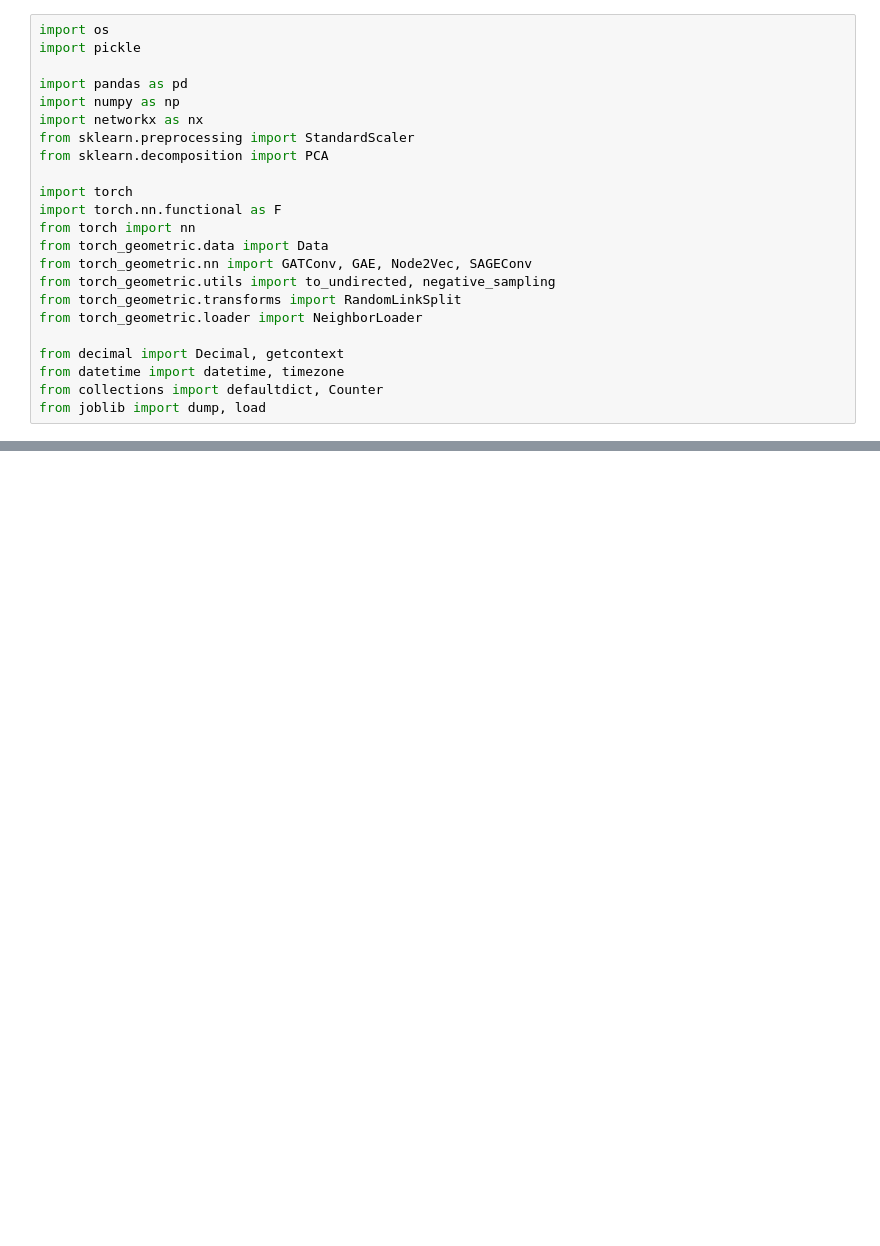
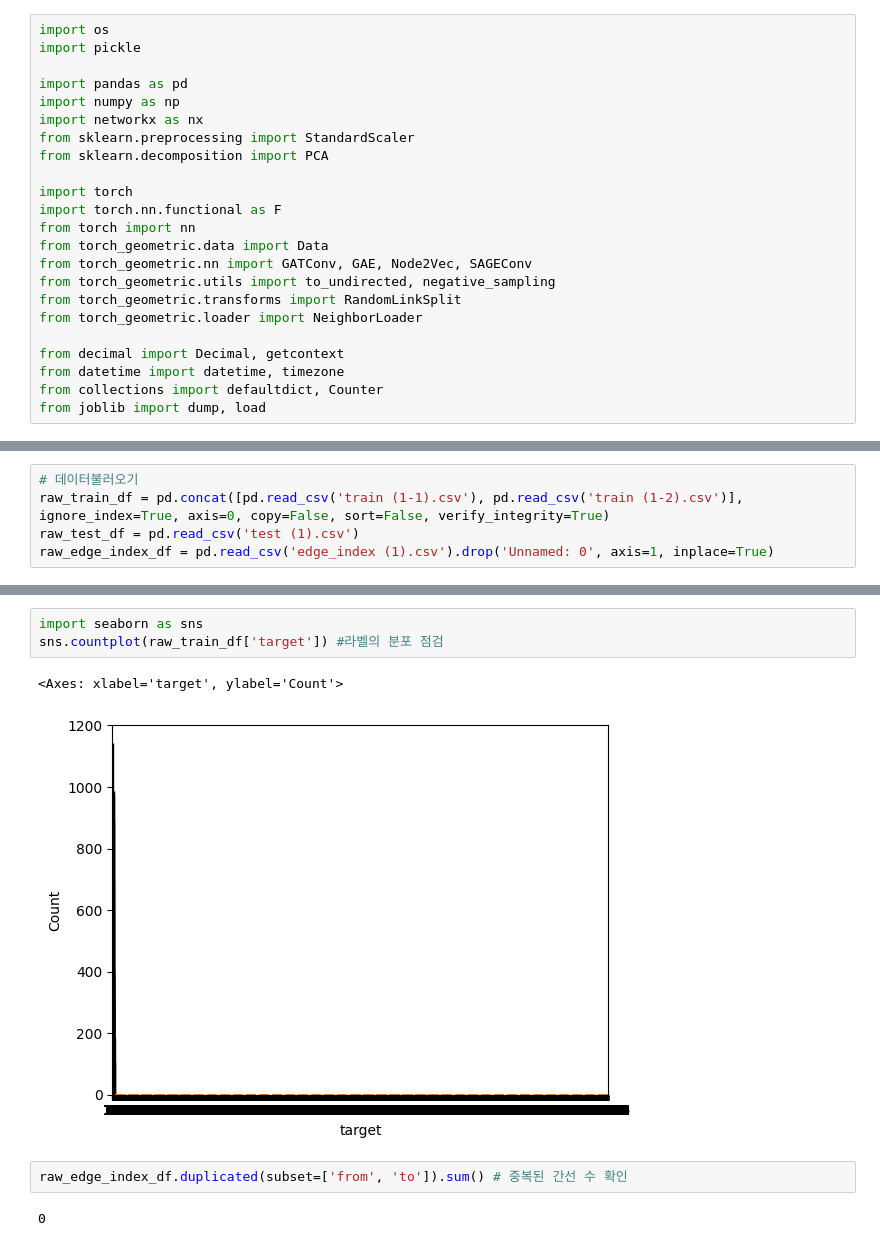
Before and after one commit to kim-bo-saeng/personal_project, a Jupyter notebook: GNN/GNN_test/GNN_nodeclassification.ipynb, the cells around one changed output, grey strips where cells are left out. Cells and saved outputs as stored; diff of their text form; blank space fills up the shorter version.

```diff
--- a/GNN/GNN_test/GNN_nodeclassification.ipynb
+++ b/GNN/GNN_test/GNN_nodeclassification.ipynb
@@ -85,0 +39,5 @@ array([    0,     1,     2, ..., 19790, 19791, 19792], dtype=int64)
+# %%
+# 데이터불러오기
+raw_train_df = pd.concat([pd.read_csv('train (1-1).csv'), pd.read_csv('train (1-2).csv')], ignore_index=True, axis=0, copy=False, sort=False, verify_integrity=True)
+raw_test_df = pd.read_csv('test (1).csv')
+raw_edge_index_df = pd.read_csv('edge_index (1).csv').drop('Unnamed: 0', axis=1, inplace=True)
@@ -85,0 +75,10 @@ array([    0,     1,     2, ..., 19790, 19791, 19792], dtype=int64)
+# %%
+import seaborn as sns
+sns.countplot(raw_train_df['target']) #라벨의 분포 점검
+# %% [output]
+<Axes: xlabel='target', ylabel='Count'>
+[figure, added]
+# %%
+raw_edge_index_df.duplicated(subset=['from', 'to']).sum() # 중복된 간선 수 확인
+# %% [output]
+0
```
Also changed, not shown: parts of 18 cells of this notebook.
